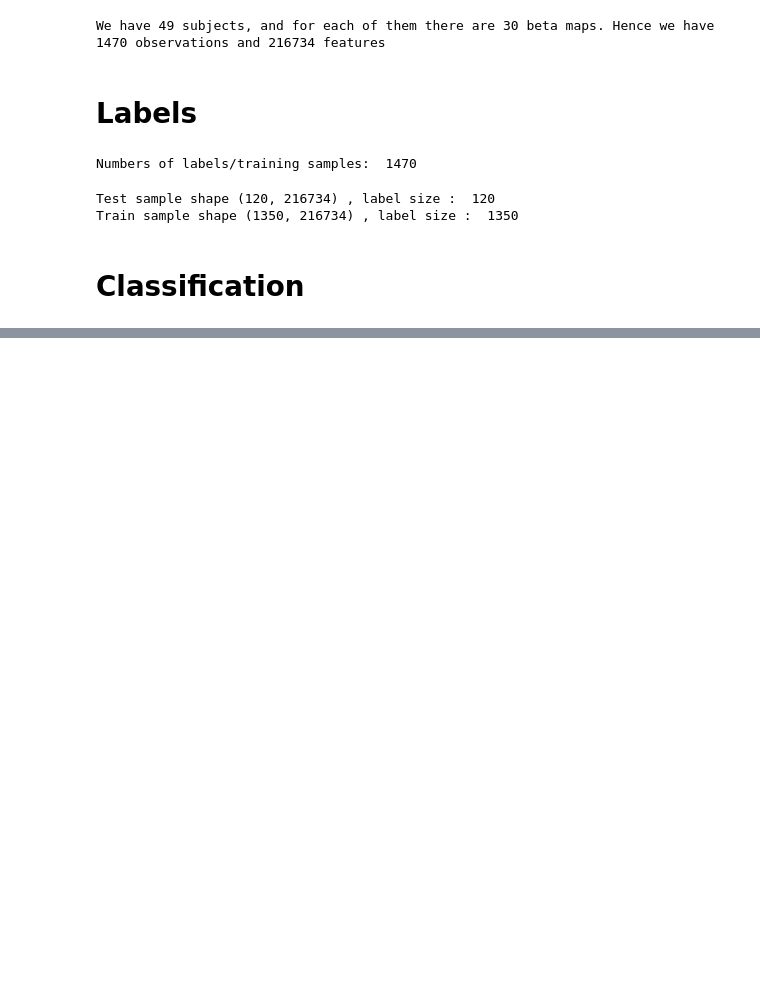
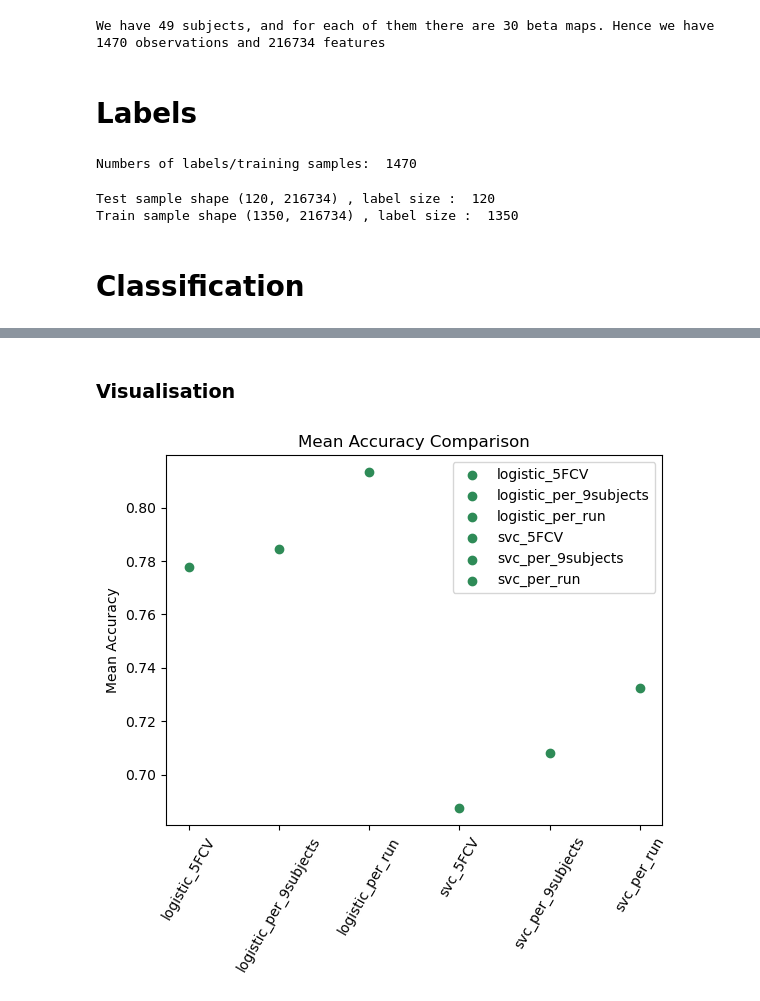
Before and after one commit to Alicia-max/MVPA_fMRI-Analysis, a Jupyter notebook: Basic_MVPA.ipynb, the cells around one changed output, grey strips where cells are left out. Drawn from its saved outputs; the diff is of its cells as text; code cells hidden in the pictures; blank space fills up the shorter version.

```diff
--- a/Basic_MVPA.ipynb
+++ b/Basic_MVPA.ipynb
@@ -196,0 +118,10 @@ Accuracy per fold:
+# %%
+chunks_CV = {}
+for key in ['per_9subjects', 'per_run'] :
+    chunks_CV[key]=eval('make_chunks_'+key)()
+
+classifiers = {'logistic': LogisticRegression(multi_class="multinomial", max_iter=50), 'svc' : LinearSVC(max_iter=50)}
+dic_cv_scores={}
+# %%
+warnings.filterwarnings("ignore")
+baseline_run(classifiers, chunks_CV, train_samples, train_labels, dic_cv_scores)
@@ -196,0 +188,13 @@ Accuracy per fold:
+# %% [markdown]
+### Visualisation
+# %%
+for key,mean in dic_cv_scores.items():
+    plt.scatter(key,mean,color='seagreen')
+
+plt.legend(dic_cv_scores.keys())
+plt.xticks(rotation=60)
+plt.title('Mean Accuracy Comparison')
+plt.ylabel('Mean Accuracy')
+plt.show()
+# %% [output]
+[figure, added]
```
Also changed, not shown: parts of 44 cells of this notebook, 1 other file.
